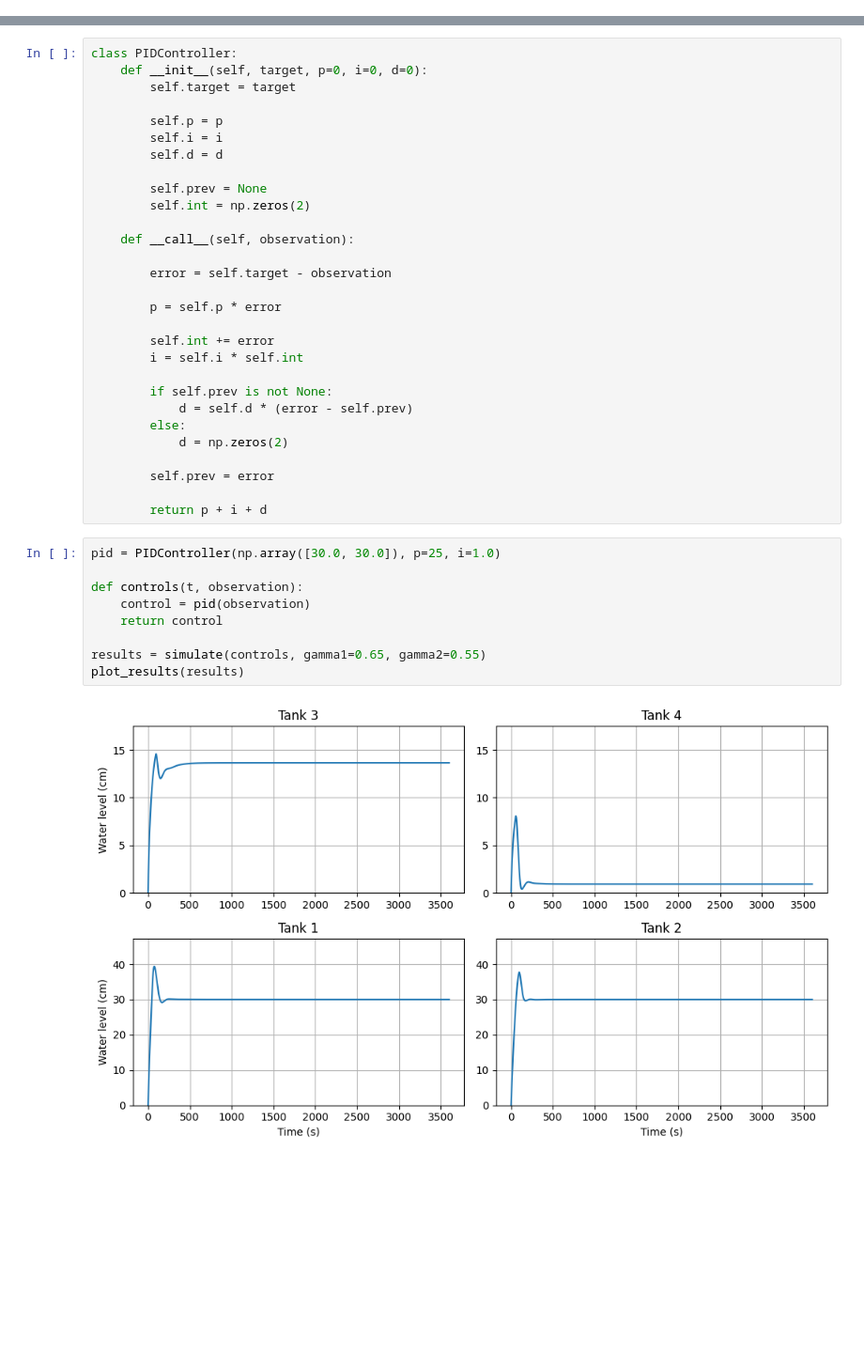
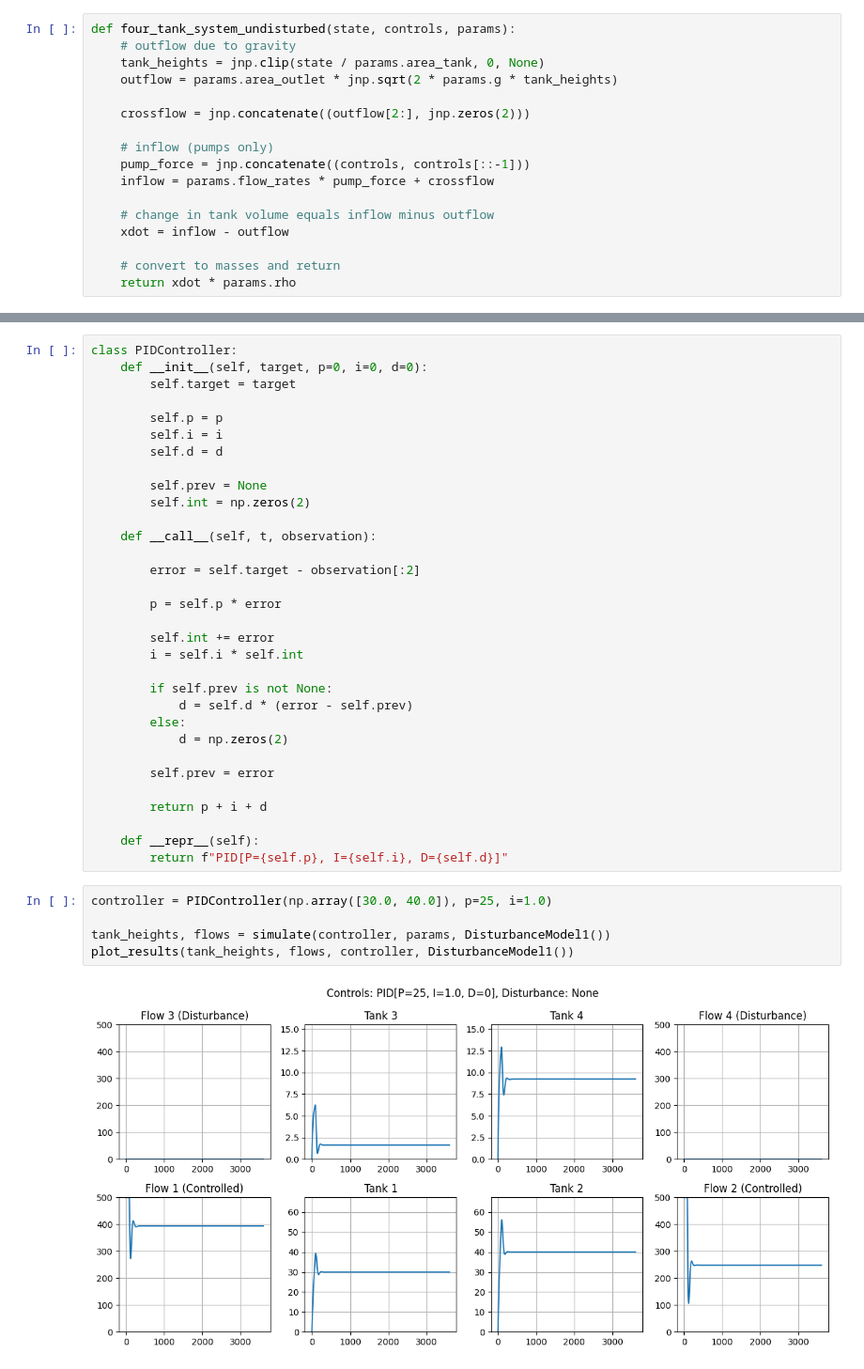
Before and after one commit to AntonJorg/model-predictive-control, a Jupyter notebook: week1.ipynb, the cells around one changed output, grey strips where cells are left out. Shown at 94% size. Drawn from its saved outputs; the diff is of its cells as text; blank space fills up the shorter version.

```diff
--- a/week1.ipynb
+++ b/week1.ipynb
@@ -10,0 +36,17 @@ g = 981
+# %%
+def four_tank_system_undisturbed(state, controls, params):
+    # outflow due to gravity
+    tank_heights = jnp.clip(state / params.area_tank, 0, None)
+    outflow = params.area_outlet * jnp.sqrt(2 * params.g * tank_heights)
+
+    crossflow = jnp.concatenate((outflow[2:], jnp.zeros(2)))
+
+    # inflow (pumps only)
+    pump_force = jnp.concatenate((controls, controls[::-1]))
+    inflow = params.flow_rates * pump_force + crossflow
+
+    # change in tank volume equals inflow minus outflow
+    xdot = inflow - outflow
+
+    # convert to masses and return
+    return xdot * params.rho
@@ -130,9 +288,9 @@ class PIDController:
         self.prev = None
         self.int = np.zeros(2)
 
-    def __call__(self, observation):
+    def __call__(self, t, observation):
 
-        error = self.target - observation
+        error = self.target - observation[:2]
 
         p = self.p * error
 
@@ -147,14 +305,13 @@ class PIDController:
         self.prev = error
 
         return p + i + d
+
+    def __repr__(self):
+        return f"PID[P={self.p}, I={self.i}, D={self.d}]"
 # %%
-pid = PIDController(np.array([30.0, 30.0]), p=25, i=1.0)
+controller = PIDController(np.array([30.0, 40.0]), p=25, i=1.0)
 
-def controls(t, observation):
-    control = pid(observation)
-    return control
-
-results = simulate(controls, gamma1=0.65, gamma2=0.55)
-plot_results(results)
+tank_heights, flows = simulate(controller, params, DisturbanceModel1())
+plot_results(tank_heights, flows, controller, DisturbanceModel1())
 # %% [output]
-[figure, old version]
+[figure, new version]
```
Also changed, not shown: parts of 34 cells of this notebook, 18 other files.
